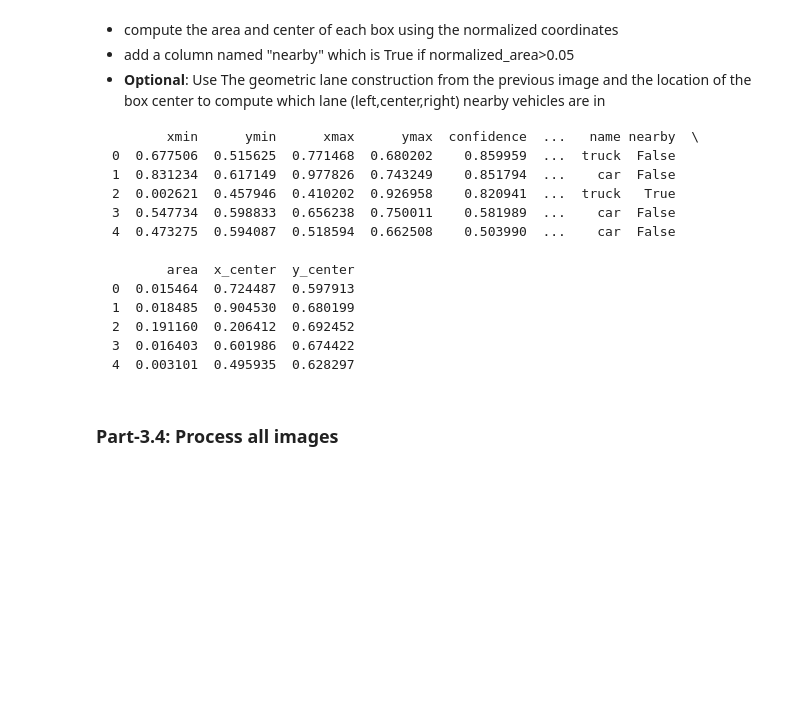
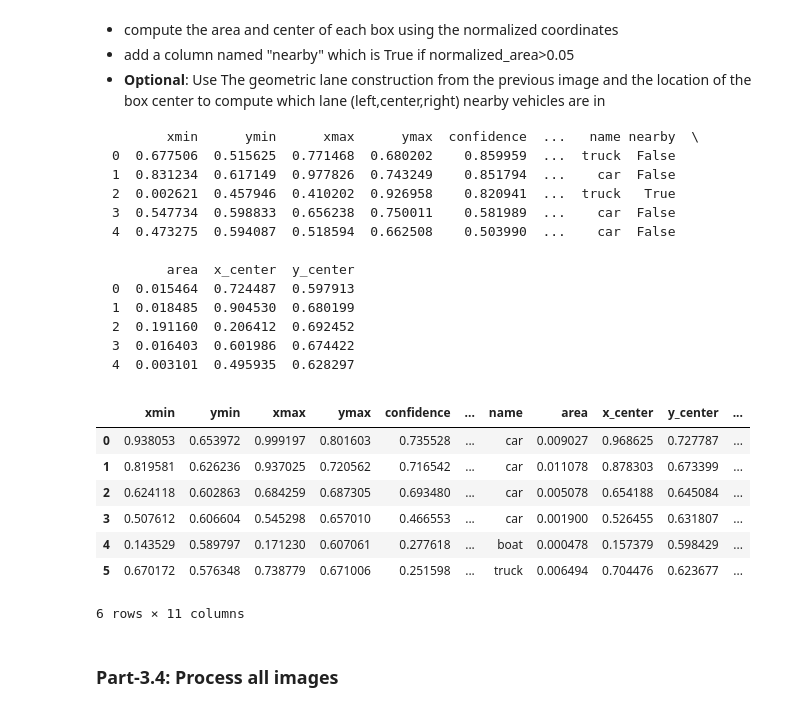
Before and after one commit to arigelbard/dsan6600-HW3, a Jupyter notebook: HW-03.ipynb, the cells around one changed output. Saved outputs shown, nothing was run; the diff lists cells and outputs as text; code cells hidden in the pictures; blank space fills up the shorter version.

```diff
--- a/HW-03.ipynb
+++ b/HW-03.ipynb
@@ -199,3 +241,38 @@ Insert a function to output a modified version of the results.pandas().xyxy[i] d
+# %%
+#INSERT CODE TO MODIFY THE DATAFRAME
+def modify_xyxy(results, img_idx=0):
+    img = results.ims[img_idx]
+    df = results.pandas().xyxy[img_idx].copy()
+
+    # Normalizing by image shape
+    H, W = img.shape[:2]
+
+    df['xmin'] = df['xmin'] / W
+    df['xmax'] = df['xmax'] / W
+    df['ymin'] = df['ymin'] / H
+    df['ymax'] = df['ymax'] / H
+
+    # Compute the area and center of each box using the normalized coordinates
+    df['area']   = (df['xmax'] - df['xmin']) * (df['ymax'] - df['ymin'])
+    df['x_center']    = (df['xmin'] + df['xmax']) / 2
+    df['y_center']    = (df['ymin'] + df['ymax']) / 2
+
+    # Nearby column
+    df['nearby'] = df['area'] > 0.05
+
+    return df
+# %%
+df = modify_xyxy(results, img_idx=0)
+df
+# %% [output]
+|  | xmin | ymin | xmax | ymax | confidence | ... | name | area | x_center | y_center | ... |
+| 0 | 0.938053 | 0.653972 | 0.999197 | 0.801603 | 0.735528 | ... | car | 0.009027 | 0.968625 | 0.727787 | ... |
+| 1 | 0.819581 | 0.626236 | 0.937025 | 0.720562 | 0.716542 | ... | car | 0.011078 | 0.878303 | 0.673399 | ... |
+| 2 | 0.624118 | 0.602863 | 0.684259 | 0.687305 | 0.693480 | ... | car | 0.005078 | 0.654188 | 0.645084 | ... |
+| 3 | 0.507612 | 0.606604 | 0.545298 | 0.657010 | 0.466553 | ... | car | 0.001900 | 0.526455 | 0.631807 | ... |
+| 4 | 0.143529 | 0.589797 | 0.171230 | 0.607061 | 0.277618 | ... | boat | 0.000478 | 0.157379 | 0.598429 | ... |
+| 5 | 0.670172 | 0.576348 | 0.738779 | 0.671006 | 0.251598 | ... | truck | 0.006494 | 0.704476 | 0.623677 | ... |
+6 rows × 11 columns
 # %% [markdown]
 ### Part-3.4: Process all images
 # %%
```
Also changed, not shown: parts of 27 cells of this notebook, 2 other files.
